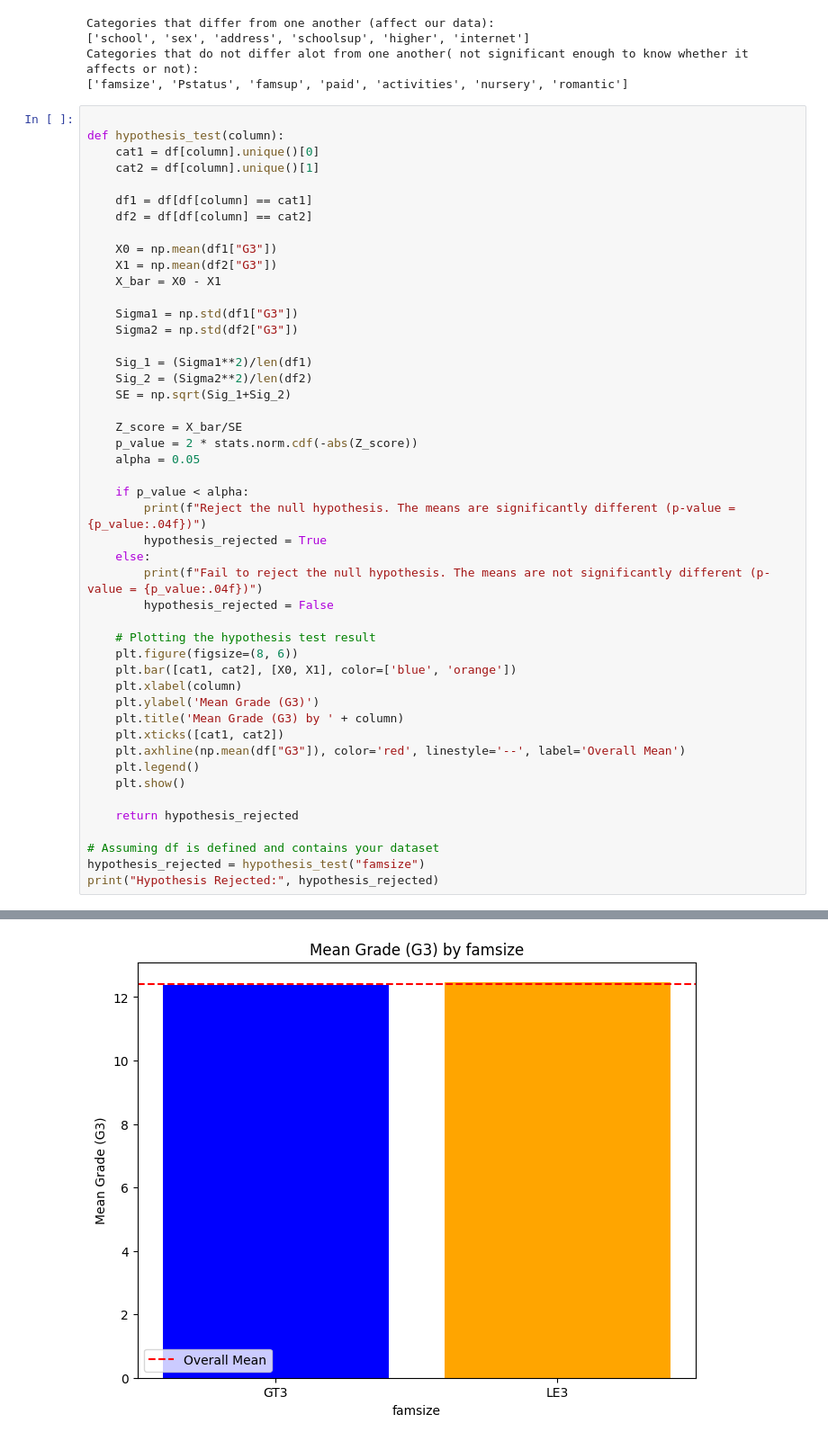
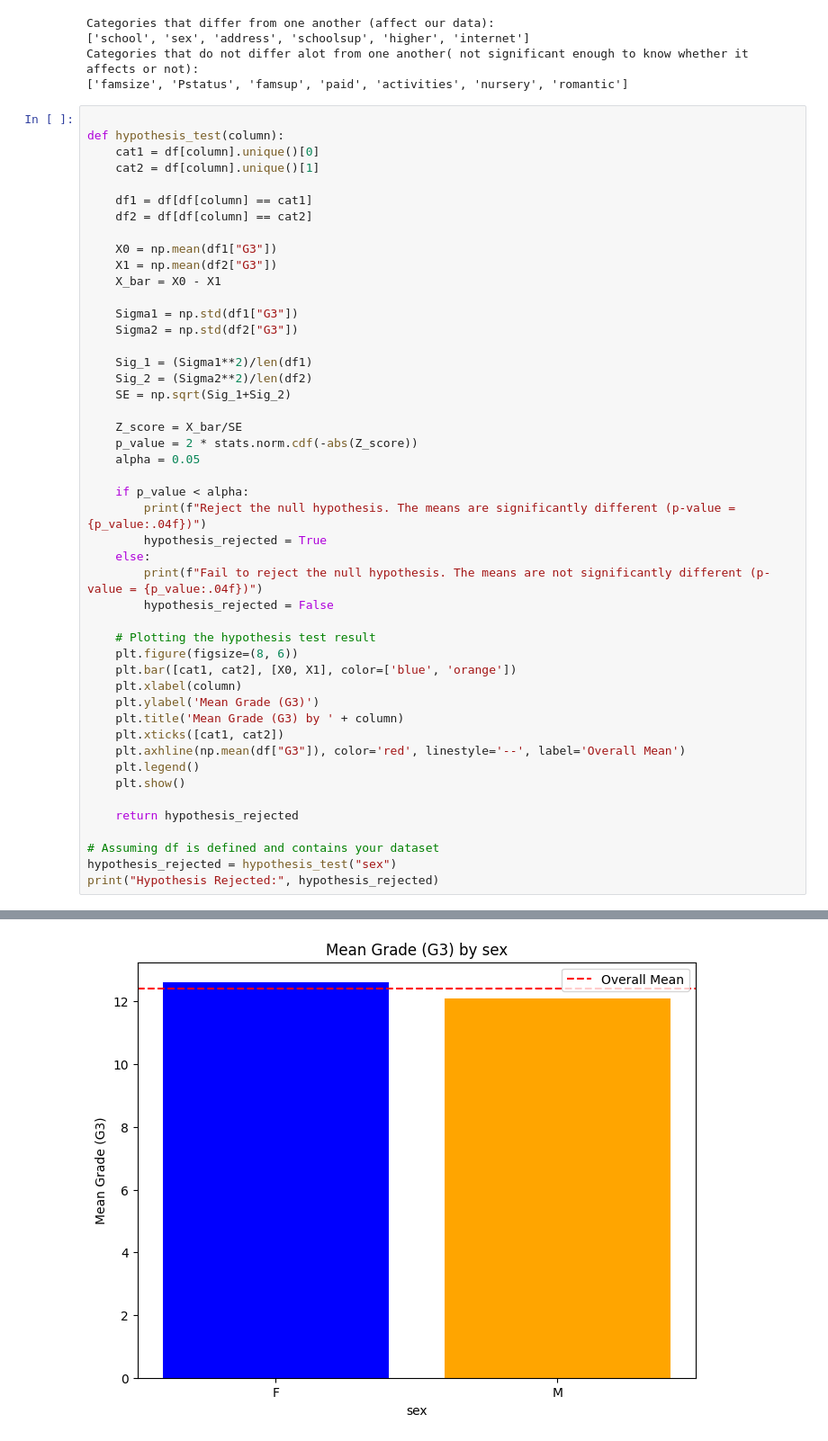
Before and after one commit to mohammed-alaa40123/Exploring-Factors-Influencing-Student-Success, a Jupyter notebook: Analysis_and_hypothesis.ipynb, the cells around one changed output, grey strips where cells are left out. Shown: that part at 90% size. Drawn from its saved outputs; the diff is of its cells as text.

```diff
--- a/Analysis_and_hypothesis.ipynb
+++ b/Analysis_and_hypothesis.ipynb
@@ -197,6 +197,6 @@ def hypothesis_test(column):
     return hypothesis_rejected
 
 # Assuming df is defined and contains your dataset
-hypothesis_rejected = hypothesis_test("famsize")
+hypothesis_rejected = hypothesis_test("sex")
 print("Hypothesis Rejected:", hypothesis_rejected)
 # %% [output]
@@ -204 +204 @@ Fail to reject the null hypothesis. The means are not significantly different (p
-[figure, old version]
+[figure, new version]
```
Also changed, not shown: parts of 1 cell of this notebook, 8 other files.
